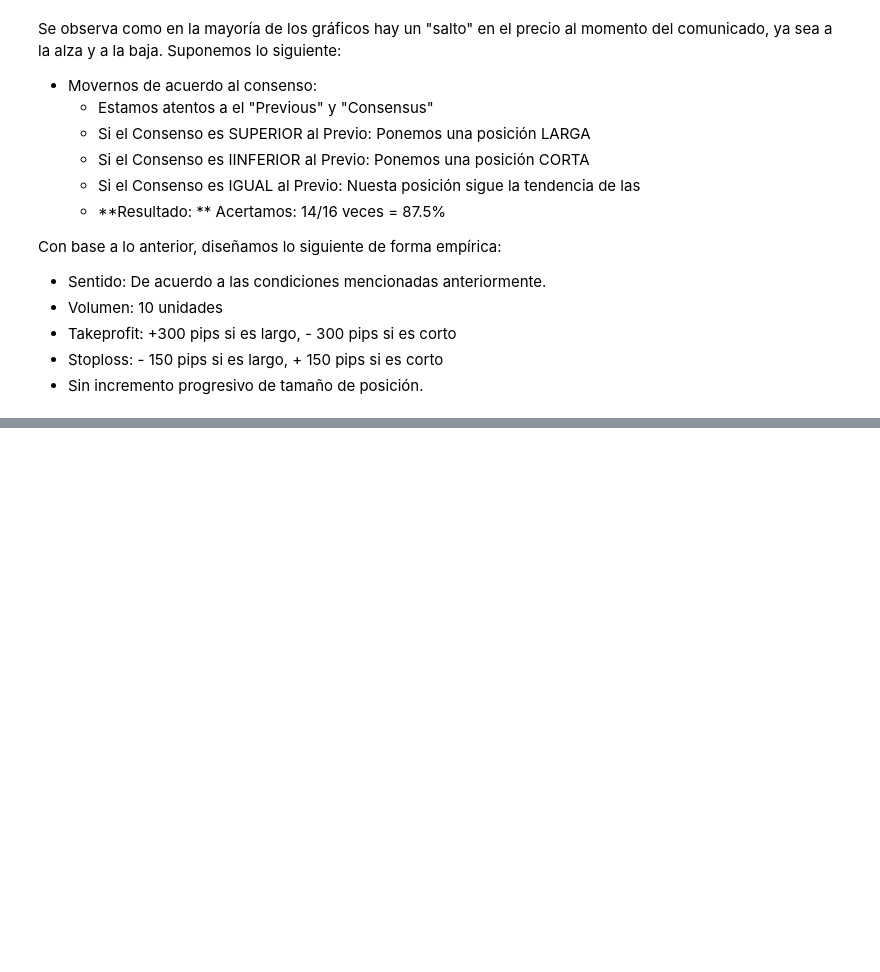
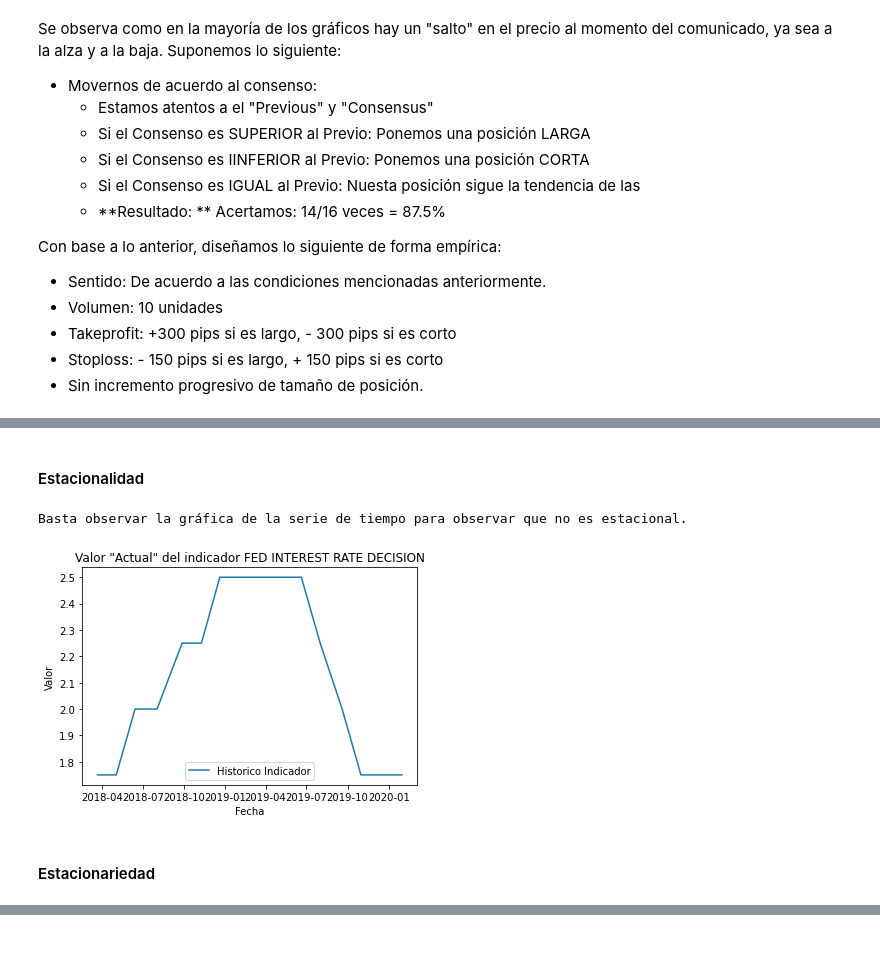
Before and after one commit to jsalomon97/myst_proyecto_eq5, a Jupyter notebook: notebook.ipynb, the cells around one changed output, grey strips where cells are left out. Cells and saved outputs as stored; diff of their text form; code cells hidden in the pictures; blank space fills up the shorter version.

```diff
--- a/notebook.ipynb
+++ b/notebook.ipynb
@@ -207,0 +379,16 @@ Con base a lo anterior, diseñamos lo siguiente de forma empírica:
+# %% [markdown]
+#### Estacionalidad
+# %%
+print('Basta observar la gráfica de la serie de tiempo para observar que no es estacional.')
+# Serie de Timpo del Valor Actual
+plt.plot(df['DateTime'], df['Actual'], label='Historico Indicador')
+plt.title('Valor "Actual" del indicador FED INTEREST RATE DECISION')
+plt.xlabel('Fecha')
+plt.ylabel('Valor')
+plt.legend()
+plt.show()
+# %% [output]
+Basta observar la gráfica de la serie de tiempo para observar que no es estacional.
+[figure, added]
+# %% [markdown]
+#### Estacionariedad
```
Also changed, not shown: parts of 41 cells of this notebook, 5 other files.
